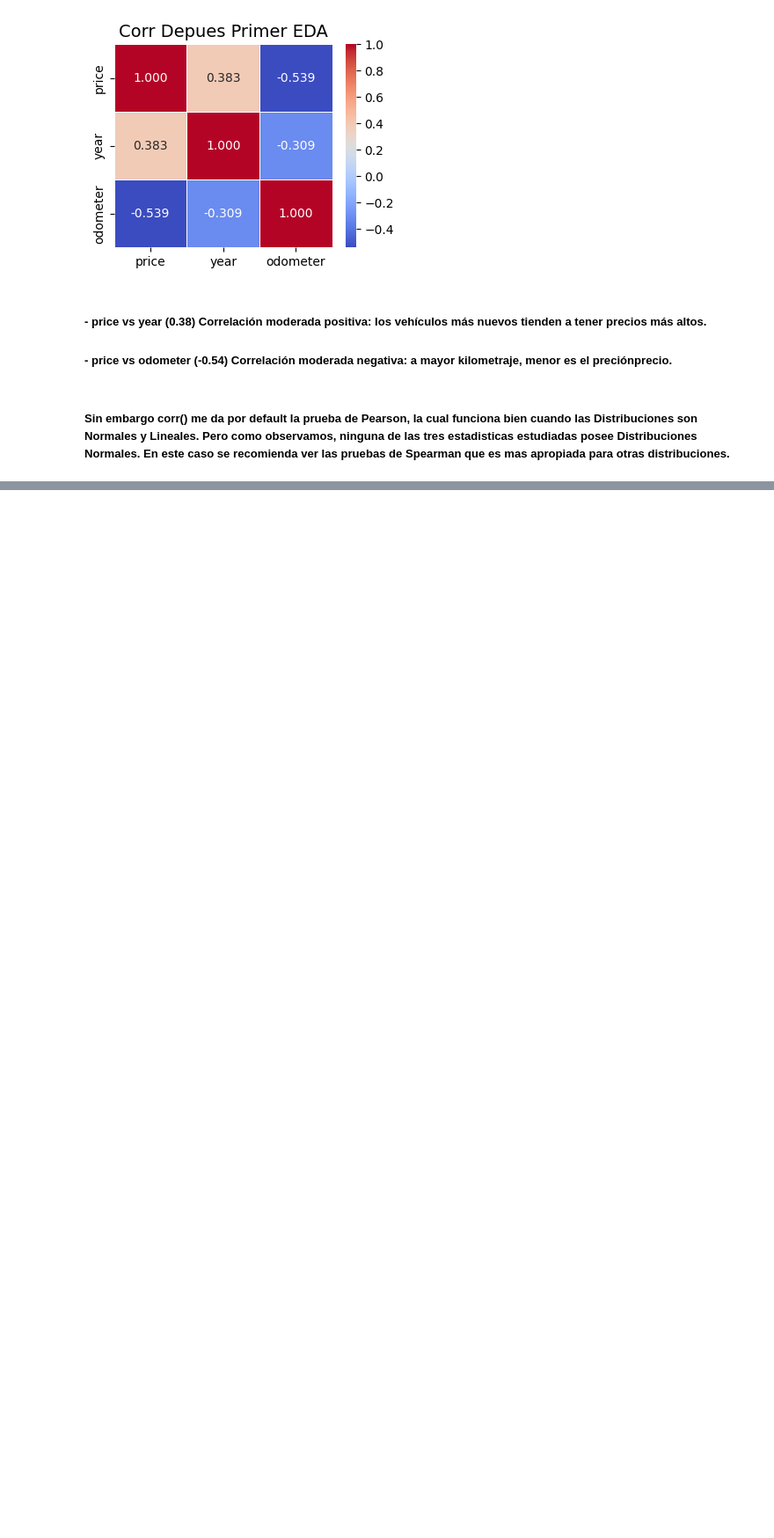
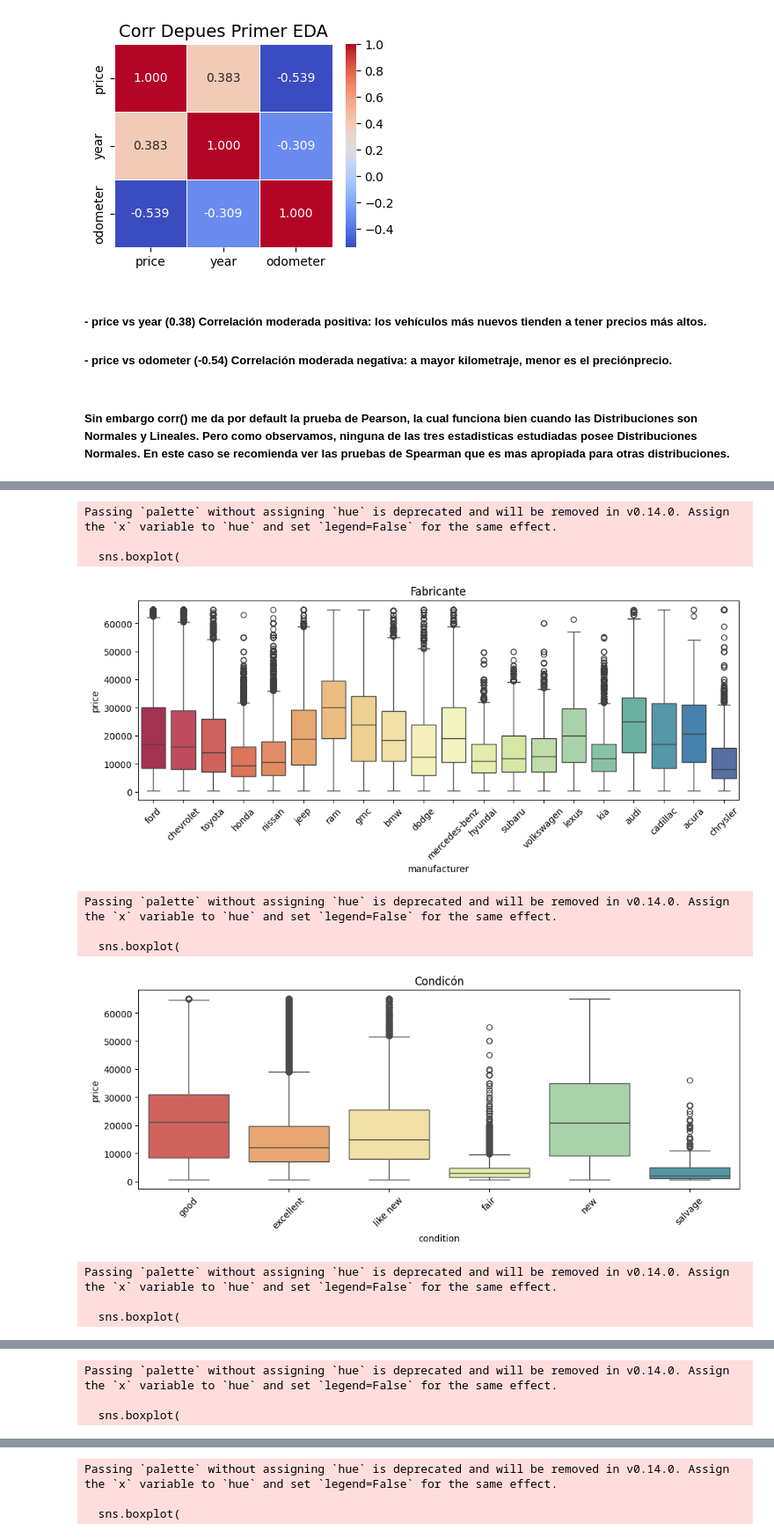
Before and after one commit to pcaliman2/Trabajo_Final, a Jupyter notebook: src/EDA_v3.ipynb, the cells around one changed output, grey strips where cells are left out. Shown at 88% size. Cells and saved outputs as stored; diff of their text form; code cells hidden in the pictures; blank space fills up the shorter version.

```diff
--- a/src/EDA_v3.ipynb
+++ b/src/EDA_v3.ipynb
@@ -14,6 +14,7 @@ from sklearn.naive_bayes import GaussianNB
 from sklearn.naive_bayes import MultinomialNB
 from sklearn.naive_bayes import BernoulliNB
 import matplotlib.pyplot as plt
+from sklearn.preprocessing import LabelEncoder
 import seaborn as sns
 import math
 from sklearn.metrics import confusion_matrix
@@ -71,6 +72,19 @@ def box_plots_2(dataframe2,variables):
     plt.tight_layout()
     plt.show()
 
+def box_plots_3(datafarab3,campo_x,campo_y,titulob3):
+    top_10_brands = datafarab3[campo_x].value_counts().nlargest(20).index
+    plt.figure(figsize=(12, 4))
+    sns.boxplot(
+        x=campo_x,
+        y=campo_y,
+        data=datafarab3[datafarab3[campo_x].isin(top_10_brands)],
+        order=top_10_brands,
+        palette='Spectral'
+    )
+    plt.xticks(rotation=45)
+    plt.title(titulob3)
+    plt.show()
 #===============================================================================
 #        Esta Grafica me permite el histograma de los datos
 #===============================================================================
@@ -188,4 +195,4 @@ Total columnas categóricas: 19
 # %%
 total_data2=total_data.copy()
-total_data2 = total_data2.drop(columns=['county', 'id'])
+total_data2 = total_data2.drop(columns=['county', 'id', 'lat', 'long'])
 # %% [markdown]
@@ -241,4 +247,6 @@ total_data3=total_data2.copy()
 # %%
+# HAgo una Copia en llamada total_data3 sobre la cual estaran los datos limpios de los Outlines de price y odometer
+total_data3=total_data2.copy()
 total_data3 = total_data3[(total_data3['price'] >= 500) & (total_data3['price'] <= 65000)]
 total_data3 = total_data3[(total_data3['odometer'] >= 0) & (total_data3['odometer'] <= 320000)]
-total_data3 = total_data3[['price', 'year', 'odometer']].dropna()
+total_data3.shape
@@ -244,0 +255,4 @@ total_data3 = total_data3[['price', 'year', 'odometer']].dropna()
+# %%
+# Eliminamos los Datos Null de nuestro DataFrame
+total_data3 = total_data3.dropna(subset=['price', 'odometer','year'])
+total_data3.shape
@@ -301,0 +371,21 @@ Estudio de las Variables Categoricas
+# %%
+box_plots_3(total_data3,'manufacturer','price',"Fabricante")
+box_plots_3(total_data3,'condition','price',"Condicón")
+box_plots_3(total_data3,'fuel','price',"Combustible")
+box_plots_3(total_data3,'transmission','price',"Transmition")
+box_plots_3(total_data3,'model','price',"Modelo del Vehiculo")
+box_plots_3(total_data3,'size','price',"Tamaño")
+box_plots_3(total_data3,'type','price',"Tipo de Vehiculo")
+box_plots_3(total_data3,'title_status','price',"Estatus del Documento")
+# %% [output]
+Passing `palette` without assigning `hue` is deprecated and will be removed in v0.14.0. Assign the `x` variable to `hue` and set `legend=False` for the same effect.
+
+  sns.boxplot(
+[figure, added]
+Passing `palette` without assigning `hue` is deprecated and will be removed in v0.14.0. Assign the `x` variable to `hue` and set `legend=False` for the same effect.
+
+  sns.boxplot(
+[figure, added]
+Passing `palette` without assigning `hue` is deprecated and will be removed in v0.14.0. Assign the `x` variable to `hue` and set `legend=False` for the same effect.
+
+  sns.boxplot(
@@ -301,0 +393,3 @@ Estudio de las Variables Categoricas
+Passing `palette` without assigning `hue` is deprecated and will be removed in v0.14.0. Assign the `x` variable to `hue` and set `legend=False` for the same effect.
+
+  sns.boxplot(
@@ -301,0 +397,3 @@ Estudio de las Variables Categoricas
+Passing `palette` without assigning `hue` is deprecated and will be removed in v0.14.0. Assign the `x` variable to `hue` and set `legend=False` for the same effect.
+
+  sns.boxplot(
```
Also changed, not shown: parts of 29 cells of this notebook.
